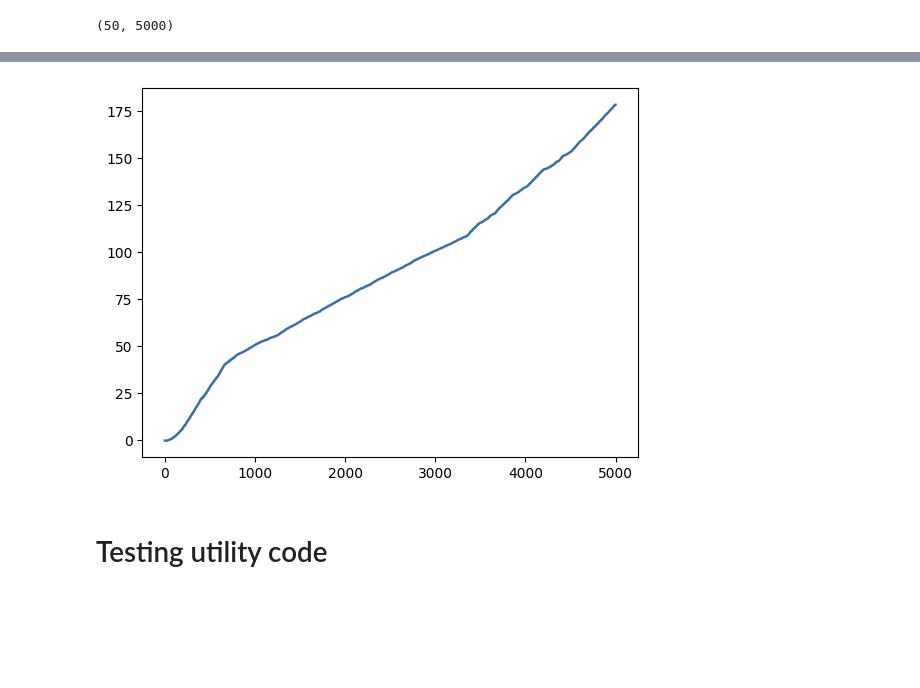
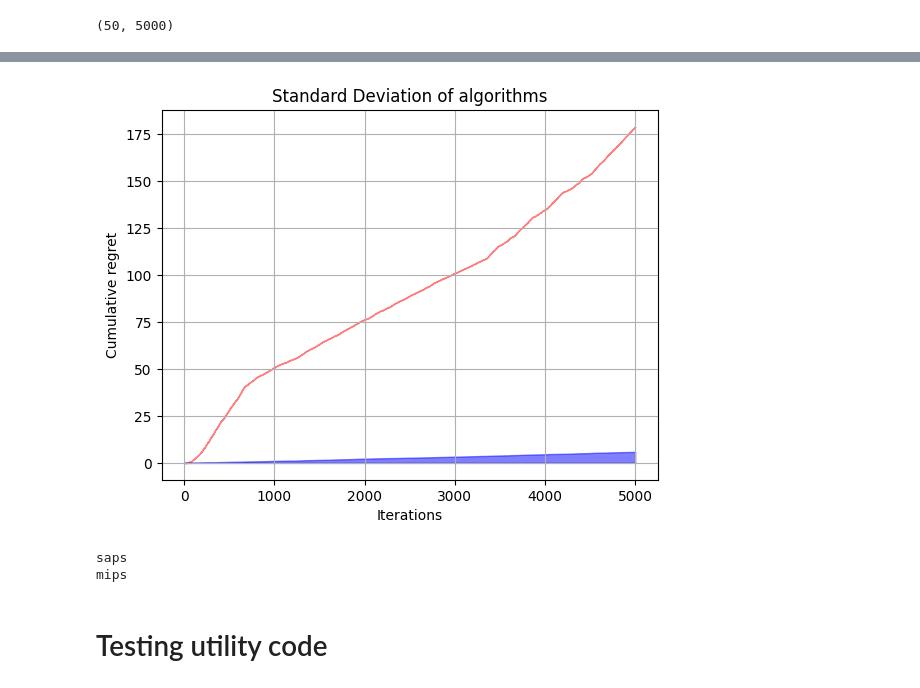
Before and after one commit to sshivam95/Multi-Dueling-Bandits, a Jupyter notebook: test.ipynb, the cells around one changed output, grey strips where cells are left out. Drawn from its saved outputs; the diff is of its cells as text; code cells hidden in the pictures; blank space fills up the shorter version.

Commit message:
Test CoLSTIM regret maps

```diff
--- a/test.ipynb
+++ b/test.ipynb
@@ -49,5 +31,6 @@ np.savetxt('regret_ucb.txt', regret_ucb)
 # %% [output]
 (50, 5000)
 # %%
-regret_50 = np.loadtxt('regret_ucb.txt')
-regret_50.shape
+regret_50_ucb = np.loadtxt('regret_ucb.txt')
+regret_50_colstim = np.loadtxt('regret_colstim_saps.txt')
+regret_50_ucb.shape, regret_50_colstim.shape
@@ -54,15 +71,37 @@ regret_50.shape
 # %%
-plt.plot(np.mean(cum_reg_ucb, axis=0))
 plt.fill_between(
     range(len(cum_reg_ucb[0])),
     np.mean(cum_reg_ucb, axis=0)-np.std(cum_reg_ucb, axis=0)/np.sqrt(len(cum_reg_ucb)),
     np.mean(cum_reg_ucb, axis=0)+np.std(cum_reg_ucb, axis=0)/np.sqrt(len(cum_reg_ucb)),
-    color='red',
-    alpha=0.5
+    color=colors[0],
+    alpha=0.5,
+    label="UCB"
 )
+
+plt.fill_between(
+    range(len(cum_reg_colstim[0])),
+    np.mean(cum_reg_colstim, axis=0)-np.std(cum_reg_colstim, axis=0)/np.sqrt(len(cum_reg_colstim)),
+    np.mean(cum_reg_colstim, axis=0)+np.std(cum_reg_colstim, axis=0)/np.sqrt(len(cum_reg_colstim)),
+    color=colors[1],
+    alpha=0.5,
+    label="CoLSTIM"
+)
+plt.xlabel("Iterations")
+plt.ylabel("Cumulative regret")
+plt.title("Standard Deviation of algorithms")
+plt.grid()
 plt.show()
 # %% [output]
-[figure, old version]
+[figure, new version]
+# %%
+from util.constants import Solver
+
+
+for solver in Solver:
+    print(solver.value)
+# %% [output]
+saps
+mips
 # %% [markdown]
 # Testing utility code
 # %%
```
Also changed, not shown: parts of 3 cells of this notebook.
